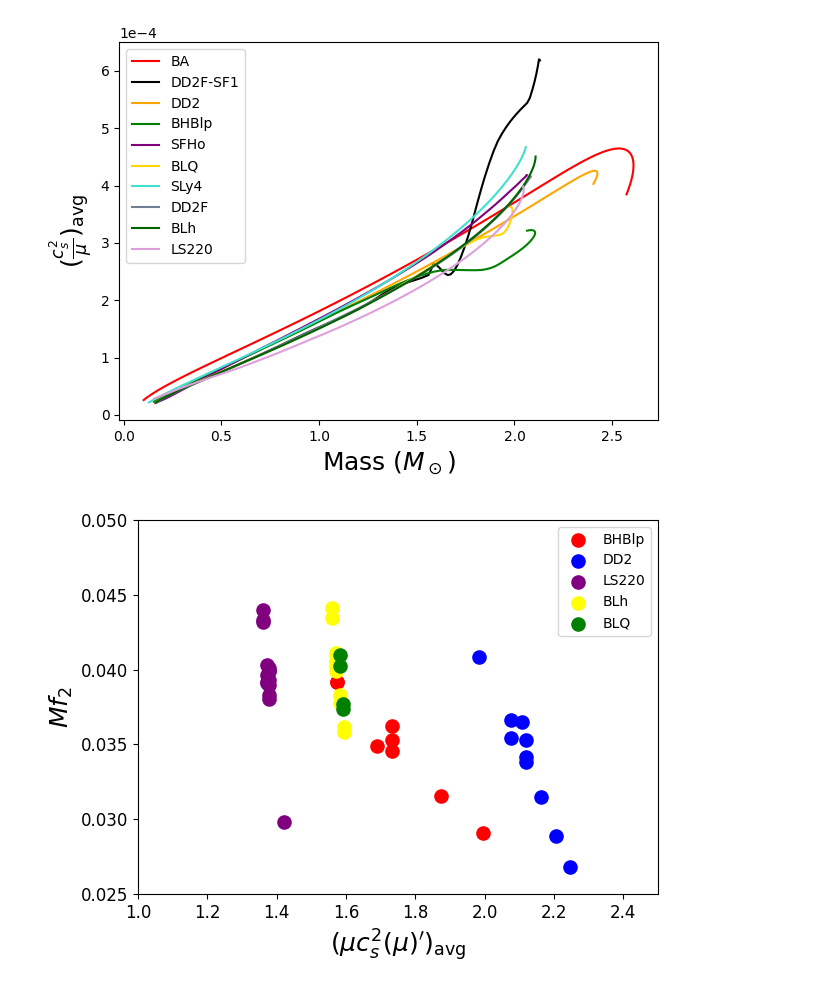
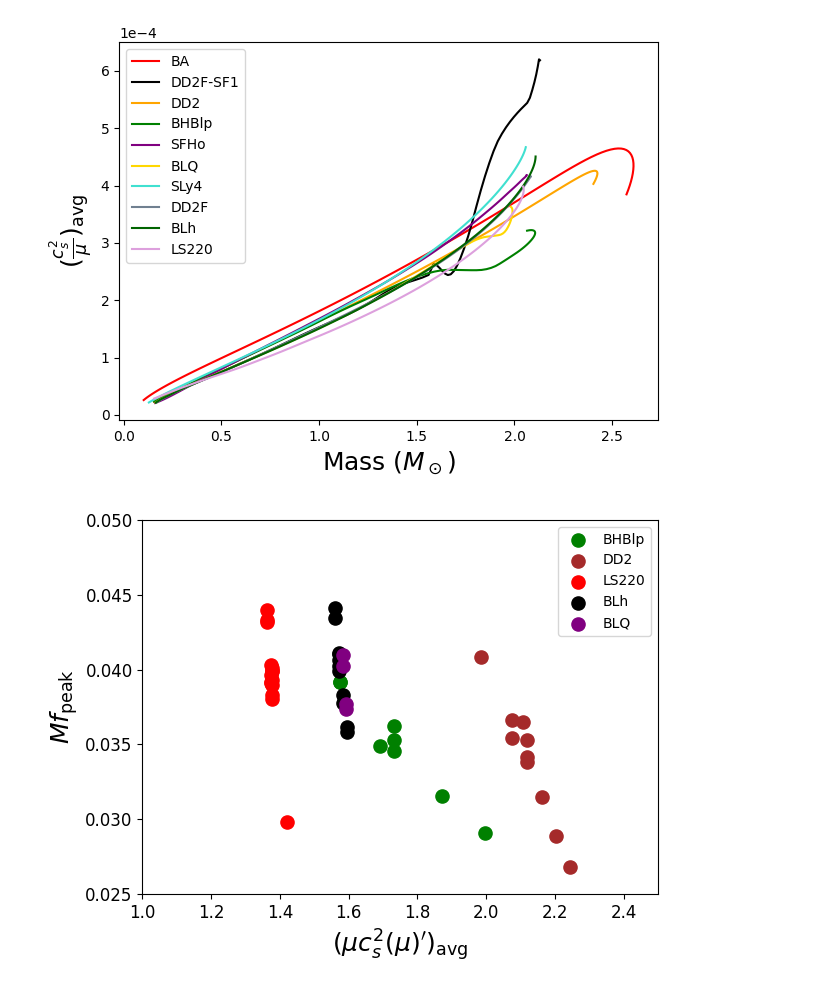
Before and after one commit to astro-man98/High_Density_Sound_Speed, a Jupyter notebook: CORE_FIgures.ipynb, the cells around one changed output. Saved outputs shown, nothing was run; the diff lists cells and outputs as text; code cells hidden in the pictures.

Commit message:
"Added new figures "

```diff
--- a/CORE_FIgures.ipynb
+++ b/CORE_FIgures.ipynb
@@ -21,6 +21,13 @@ eos_colors = {"BA": "red",
               "BLh": "darkgreen",
               "LS220": "plum",
               }
+
+core_subeos = {
+              "DD2": "brown",
+              "BHBlp": "green",
+              "BLQ": "purple",
+              "BLh": "black",
+              "LS220": "red"}
 # %%
 rmft_colors = ["Red","Blue","Black","Purple"]
 # %%
@@ -138,30 +145,30 @@ cs2_mu_fig.savefig('./Figures/Final_Paper_Figs/CORE_cs2_over_mu.pdf',format='pdf
 # %%
 eos_Core_qur = ["BHBlp","DD2","LS220","BLh","BLQ"]
 eos_Core_qur_colors = ["red","blue","purple","yellow","green"]
 
 axes_label_fontsize = 18
 tick_label_fontsize = 12
 text_fontsize = 16
 point_size = 90
 
 eos_Core_qur_fig,eos_Core_qur_axes = plt.subplots(1)
 
 for i,eos in enumerate(eos_Core_qur):
     mu_cs2prime_data = np.loadtxt(f'./Figure_Data/CORE/MF2_mu_cs2prime/{eos}_mu_cs2p_CORE.txt')
-    eos_Core_qur_axes.scatter(mu_cs2prime_data[:,0],mu_cs2prime_data[:,1],color = eos_Core_qur_colors[i],label=eos,s=point_size)
+    eos_Core_qur_axes.scatter(mu_cs2prime_data[:,0],mu_cs2prime_data[:,1],color = core_subeos[eos],label=eos,s=point_size)
 
 
-eos_Core_qur_axes.set_ylabel(r'$Mf_2$',fontsize=axes_label_fontsize)
+eos_Core_qur_axes.set_ylabel(r'$Mf_\text{peak}$',fontsize=axes_label_fontsize)
 eos_Core_qur_axes.set_xlabel(r"$(\mu c_s^2(\mu)')_{\text{avg}}$",fontsize=axes_label_fontsize)
 eos_Core_qur_axes.set_ylim([0.025,0.05])
 eos_Core_qur_axes.set_xlim([1.0,2.5])
 eos_Core_qur_axes.ticklabel_format(style='sci',axis='x',scilimits=(0,0))
 eos_Core_qur_axes.tick_params(labelsize=tick_label_fontsize)
 eos_Core_qur_axes.legend()
 eos_Core_qur_fig.tight_layout()
-eos_Core_qur_fig.savefig('./Figures/Final_Paper_Figs/Mf2_vs_mu_cs2prime.pdf',format='pdf',dpi=300)
+# eos_Core_qur_fig.savefig('./Figures/Final_Paper_Figs/Mf2_vs_mu_cs2prime.pdf',format='pdf',dpi=300)
 # %% [output]
-[figure, old version]
+[figure, new version]
 # %%
 eos_Core_qur = ["BHBlp","DD2","LS220","BLh","BLQ"]
 eos_Core_qur_colors = ["red","blue","purple","yellow","green"]
```
Also changed, not shown: parts of 4 cells of this notebook, 47 other files.
